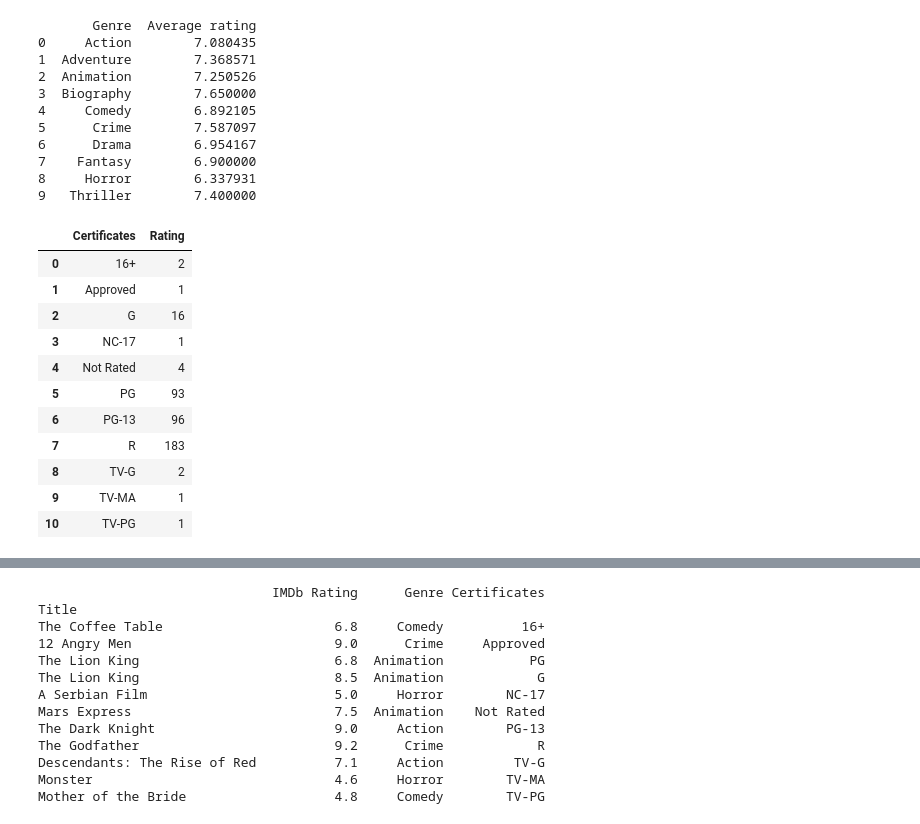
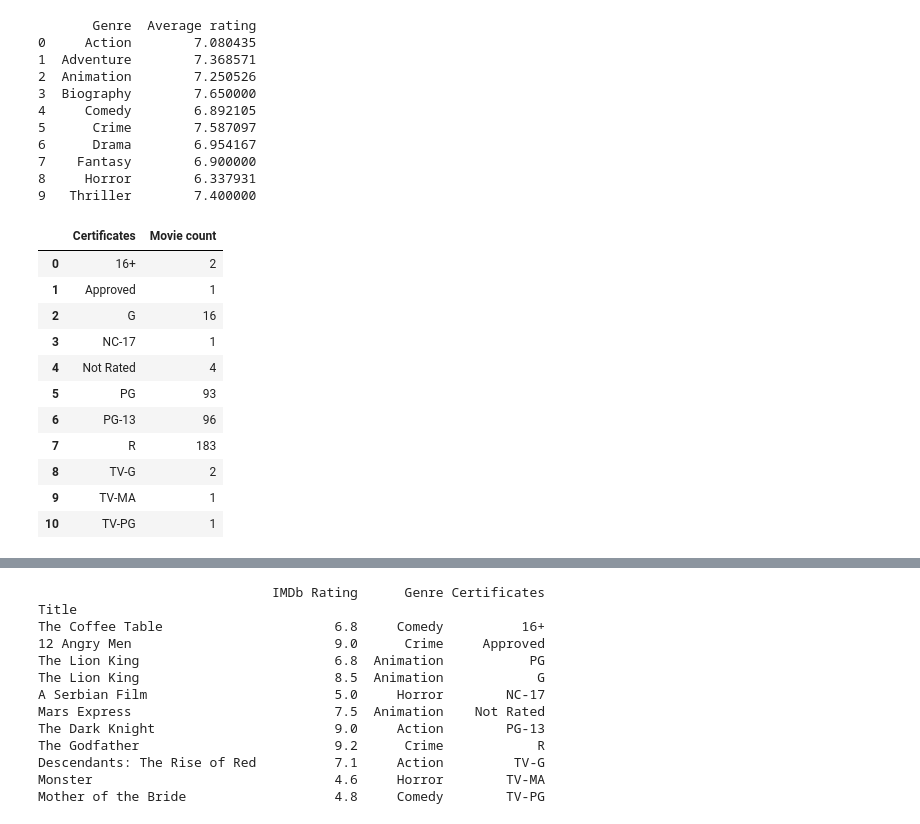
Before and after one commit to abdulmoi-z/Data_Science_Projects, a Jupyter notebook: Project_#_1/project_1_notebook.ipynb, the cells around one changed output, grey strips where cells are left out. Drawn from its saved outputs; the diff is of its cells as text; code cells hidden in the pictures.

```diff
--- a/Project_#_1/project_1_notebook.ipynb
+++ b/Project_#_1/project_1_notebook.ipynb
@@ -352,10 +353,10 @@ print(average_rating_in_genre)
 9   Thriller        7.400000
 # %%
 #   xv)Number of movies of each certificate
-all_certificates = movies.groupby("Certificates")["IMDb Rating"].size().reset_index(name="Rating")
+all_certificates = movies.groupby("Certificates").size().reset_index(name="Movie count")
 all_certificates
 # %% [output]
-|  | Certificates | Rating |
+|  | Certificates | Movie count |
 | 0 | 16+ | 2 |
 | 1 | Approved | 1 |
 | 2 | G | 16 |
```
Also changed, not shown: parts of 6 cells of this notebook, 1 other file.
